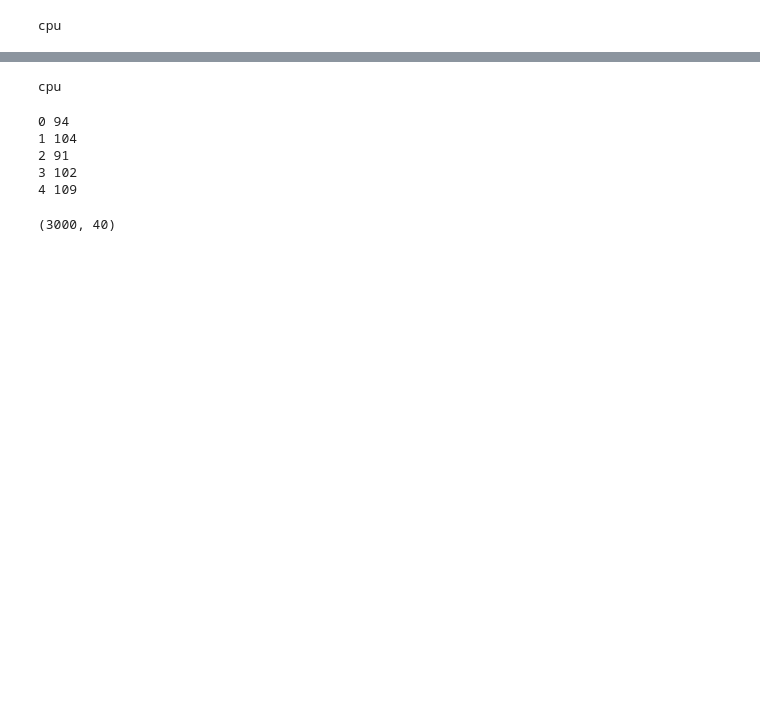
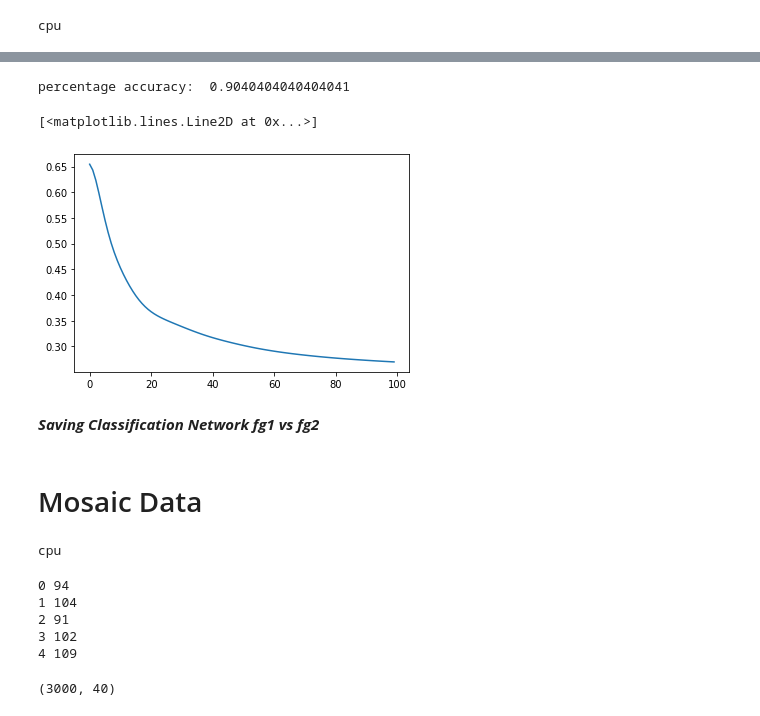
Before and after one commit to lnpandey/IITM_Research_Interpretability_of_Attention_Networks, a Jupyter notebook: 5_visualising_Mosaic_using_2dim_separable_classes/Hypothesis/General_Elemental.ipynb, the cells around one changed output, grey strips where cells are left out. Cells and saved outputs as stored; diff of their text form; code cells hidden in the pictures; blank space fills up the shorter version.

```diff
--- a/5_visualising_Mosaic_using_2dim_separable_classes/Hypothesis/General_Elemental.ipynb
+++ b/5_visualising_Mosaic_using_2dim_separable_classes/Hypothesis/General_Elemental.ipynb
@@ -140,0 +201,7 @@ percentage accuracy:  0.898989898989899
+# %%
+dataset = MosaicDataset(x2,y2)
+traindataloader = DataLoader( dataset,batch_size= batch ,shuffle=True)
+net = Net_deep().double()
+net =net.to(device)
+train_model =train_network(net,traindataloader)
+train_model.training(epochs=100,mini=1)
@@ -140,0 +226,9 @@ percentage accuracy:  0.898989898989899
+# %%
+_,_=train_model.predict(traindataloader,True)
+plt.plot(train_model.train_loss)
+# %% [output]
+percentage accuracy:  0.9040404040404041
+[<matplotlib.lines.Line2D at 0x...>]
+[figure, added]
+# %% [markdown]
+***Saving Classification Network fg1 vs fg2***
@@ -141,3 +237,5 @@ percentage accuracy:  0.898989898989899
+# %% [markdown]
+# Mosaic Data
 # %%
 from plots import plot_analysis,focus_map,classification_map
 from Models_Elemental import Focus_linear,Classification_linear
```
Also changed, not shown: parts of 51 cells of this notebook, 1 other file.
